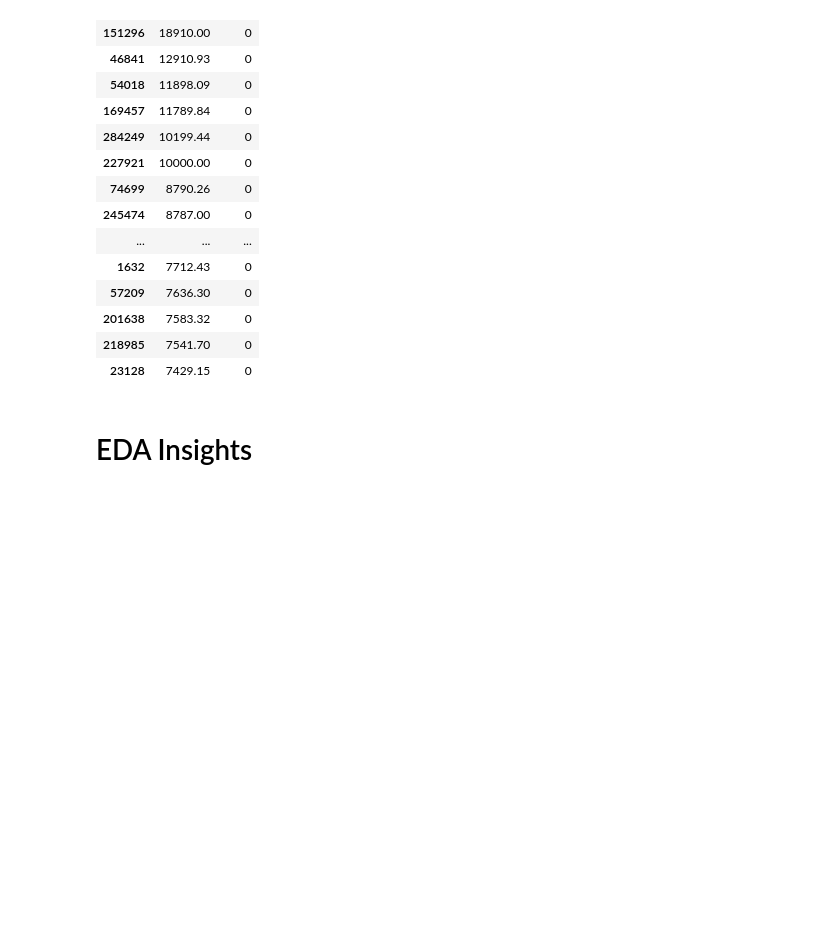
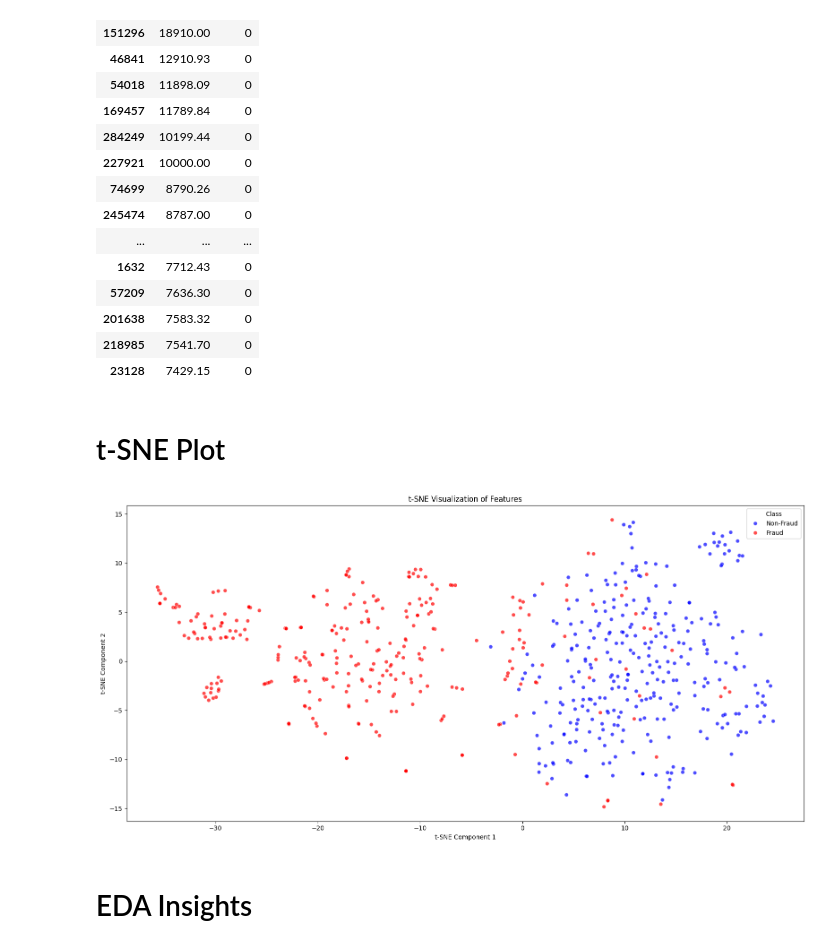
Before and after one commit to sharkz0912/creditcard-fraud-detection, a Jupyter notebook: notebooks/EDA.ipynb, the cells around one changed output. Saved outputs shown, nothing was run; the diff lists cells and outputs as text; code cells hidden in the pictures; blank space fills up the shorter version.

```diff
--- a/notebooks/EDA.ipynb
+++ b/notebooks/EDA.ipynb
@@ -152,6 +184,27 @@ Outlier percentage: 1.43%
 | 201638 | 7583.32 | 0 |
 | 218985 | 7541.70 | 0 |
 | 23128 | 7429.15 | 0 |
+# %% [markdown]
+# t-SNE Plot
+# %%
+df_sampled = df.groupby('Class', group_keys=False).apply(lambda x: x.sample(n=300, random_state=42)).reset_index(drop=True)
+features = df_sampled.drop(columns=['Time', 'Amount', 'Class'])
+X_scaled = StandardScaler().fit_transform(features)
+y = df_sampled['Class']
+tsne = TSNE(n_components=2, random_state=42, perplexity=50)
+X_embed = tsne.fit_transform(X_scaled)
+df_sampled['Class_Label'] = df_sampled['Class'].map({0: 'Non-Fraud', 1: 'Fraud'})
+
+plt.figure(figsize=(16, 8))
+sns.scatterplot(x=X_embed[:, 0], y=X_embed[:, 1], hue=df_sampled['Class_Label'], palette={'Non-Fraud': 'blue', 'Fraud': 'red'}, alpha=0.7)
+plt.title("t-SNE Visualization of Features")
+plt.xlabel("t-SNE Component 1")
+plt.ylabel("t-SNE Component 2")
+plt.legend(title='Class', loc='upper right')
+plt.tight_layout()
+plt.show()
+# %% [output]
+[figure, added]
 # %% [markdown]
 # EDA Insights
 # %% [markdown]
```
Also changed, not shown: parts of 16 cells of this notebook, 25 other files.
